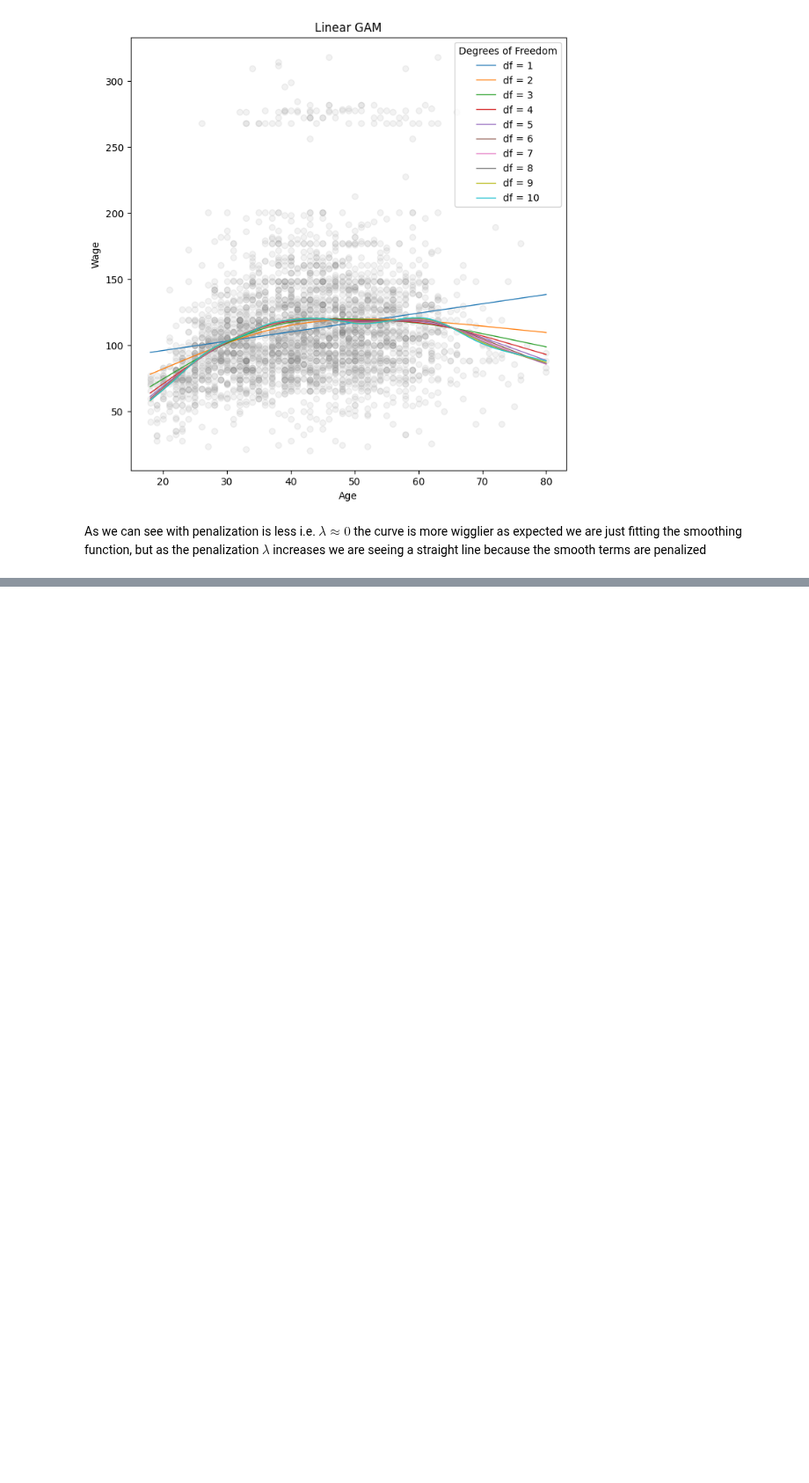
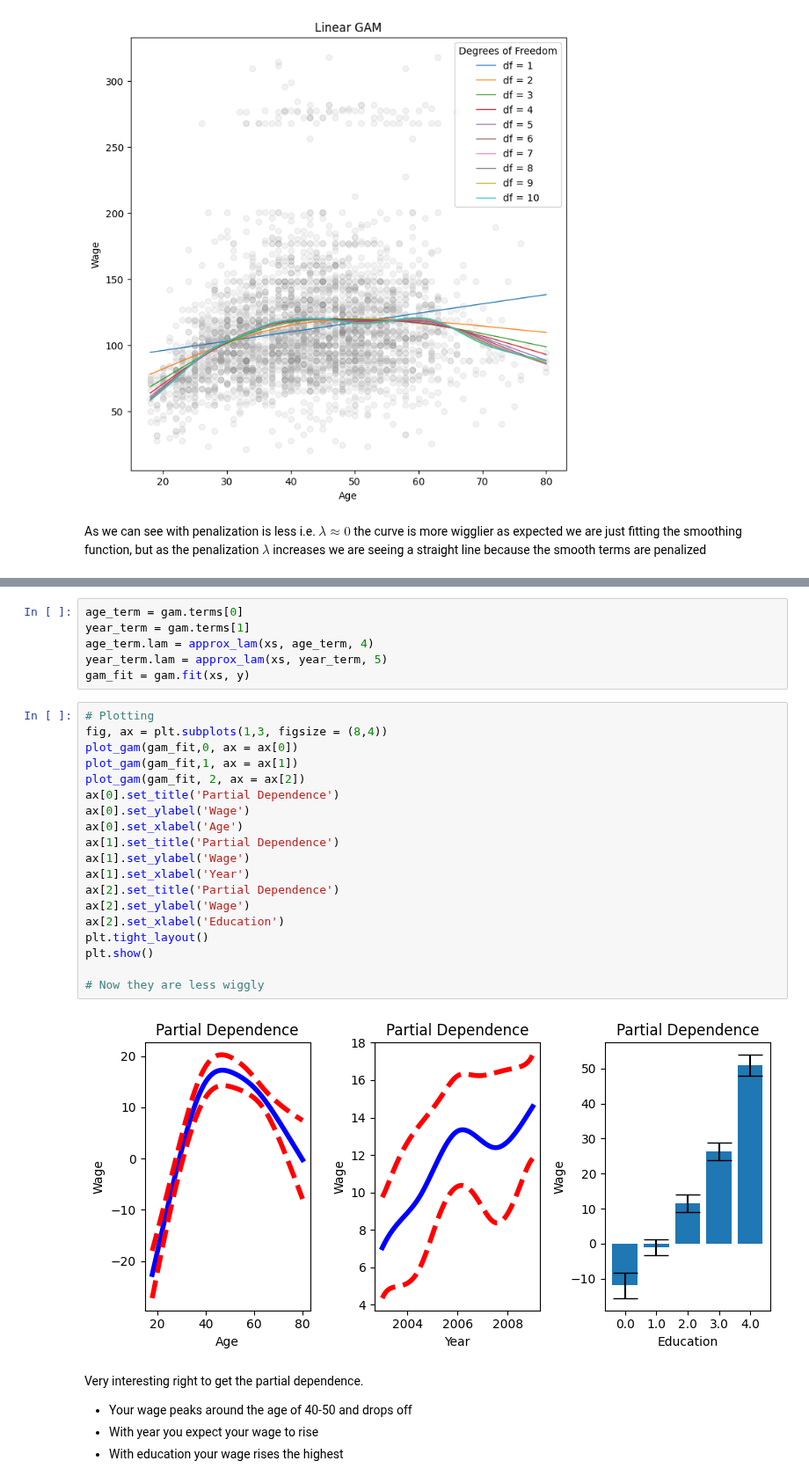
Before and after one commit to kkkamur07/ISL-Learning, a Jupyter notebook: NonLinearity/nonLinearityLab.ipynb, the cells around one changed output, grey strips where cells are left out. Shown at 88% size. Saved outputs shown, nothing was run; the diff lists cells and outputs as text; blank space fills up the shorter version.

```diff
--- a/NonLinearity/nonLinearityLab.ipynb
+++ b/NonLinearity/nonLinearityLab.ipynb
@@ -384,0 +487,32 @@ As we can see with penalization is less i.e. $\lambda \approx 0$ the curve is mo
+# %%
+age_term = gam.terms[0]
+year_term = gam.terms[1]
+age_term.lam = approx_lam(xs, age_term, 4)
+year_term.lam = approx_lam(xs, year_term, 5)
+gam_fit = gam.fit(xs, y)
+# %%
+# Plotting
+fig, ax = plt.subplots(1,3, figsize = (8,4))
+plot_gam(gam_fit,0, ax = ax[0])
+plot_gam(gam_fit,1, ax = ax[1])
+plot_gam(gam_fit, 2, ax = ax[2])
+ax[0].set_title('Partial Dependence')
+ax[0].set_ylabel('Wage')
+ax[0].set_xlabel('Age')
+ax[1].set_title('Partial Dependence')
+ax[1].set_ylabel('Wage')
+ax[1].set_xlabel('Year')
+ax[2].set_title('Partial Dependence')
+ax[2].set_ylabel('Wage')
+ax[2].set_xlabel('Education')
+plt.tight_layout()
+plt.show()
+
+# Now they are less wiggly
+# %% [output]
+[figure, added]
+# %% [markdown]
+Very interesting right to get the partial dependence.
+- Your wage peaks around the age of 40-50 and drops off
+- With year you expect your wage to rise
+- With education your wage rises the highest
```
Also changed, not shown: parts of 17 cells of this notebook.
